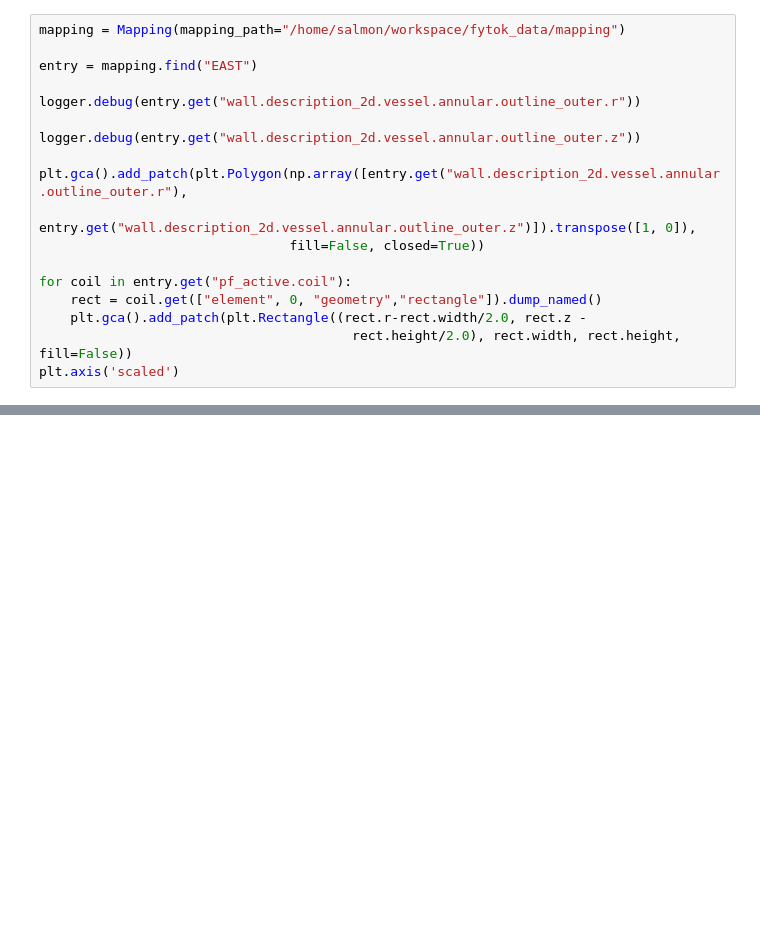
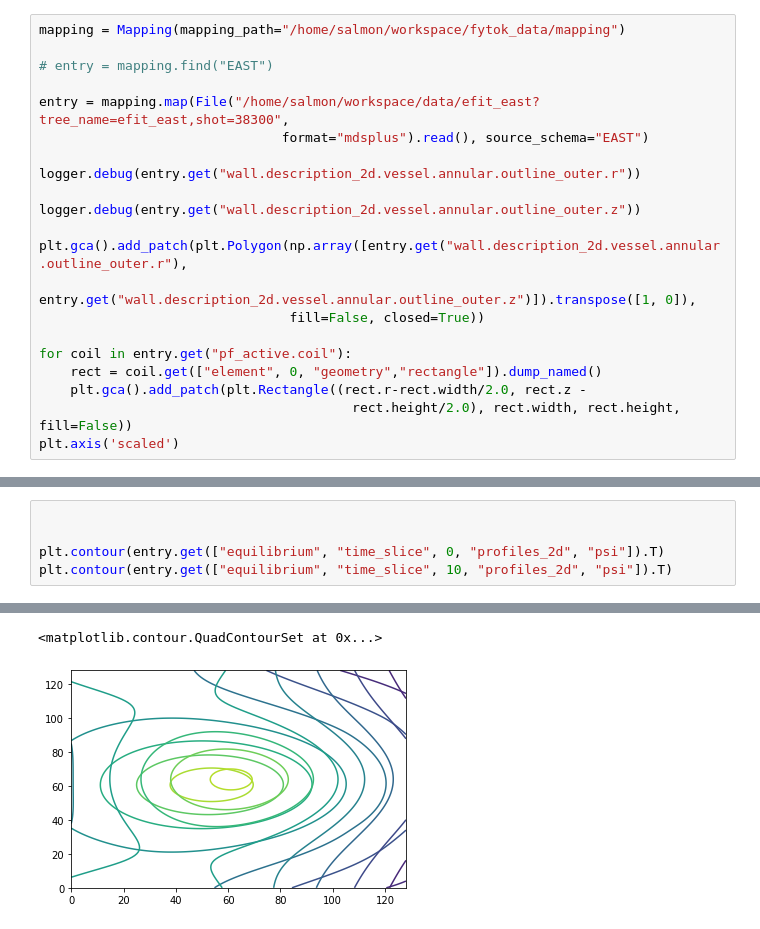
Before and after one commit to simpla-fusion/spdm, a Jupyter notebook: examples/demo_mapping.ipynb, the cells around one changed output, grey strips where cells are left out. Saved outputs shown, nothing was run; the diff lists cells and outputs as text; blank space fills up the shorter version.

Commit message:
[update]Mapping XML <spdb>

```diff
--- a/examples/demo_mapping.ipynb
+++ b/examples/demo_mapping.ipynb
@@ -12,7 +13,10 @@ from spdm.data.Mapping import Mapping
 # %%
 mapping = Mapping(mapping_path="/home/salmon/workspace/fytok_data/mapping")
 
-entry = mapping.find("EAST")
+# entry = mapping.find("EAST")
+
+entry = mapping.map(File("/home/salmon/workspace/data/efit_east?tree_name=efit_east,shot=38300",
+                               format="mdsplus").read(), source_schema="EAST")
 
 logger.debug(entry.get("wall.description_2d.vessel.annular.outline_outer.r"))
 
@@ -52,0 +38,6 @@ logger.debug(entry.get(["equilibrium","time_slice", 0, "profiles_2d","psi"]))
+# %%
+
+
+plt.contour(entry.get(["equilibrium", "time_slice", 0, "profiles_2d", "psi"]).T)
+plt.contour(entry.get(["equilibrium", "time_slice", 10, "profiles_2d", "psi"]).T)
+# %% [output]
@@ -52,0 +46,2 @@ logger.debug(entry.get(["equilibrium","time_slice", 0, "profiles_2d","psi"]))
+<matplotlib.contour.QuadContourSet at 0x...>
+[figure, added]
```
Also changed, not shown: parts of 5 cells of this notebook, 5 other files.
